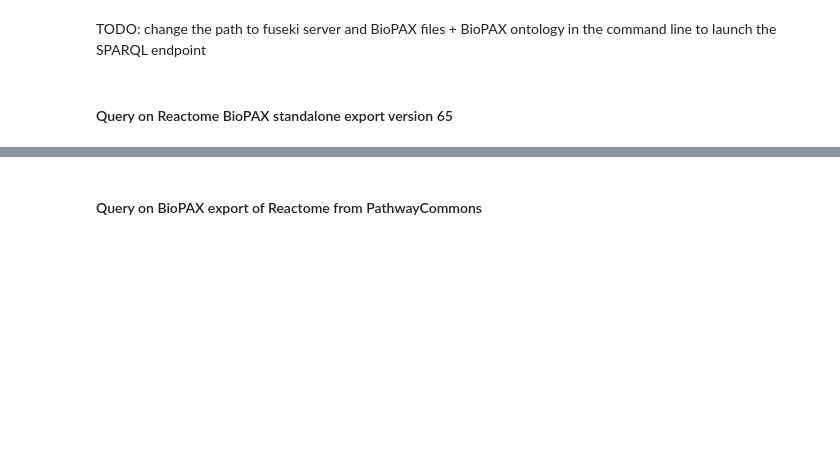
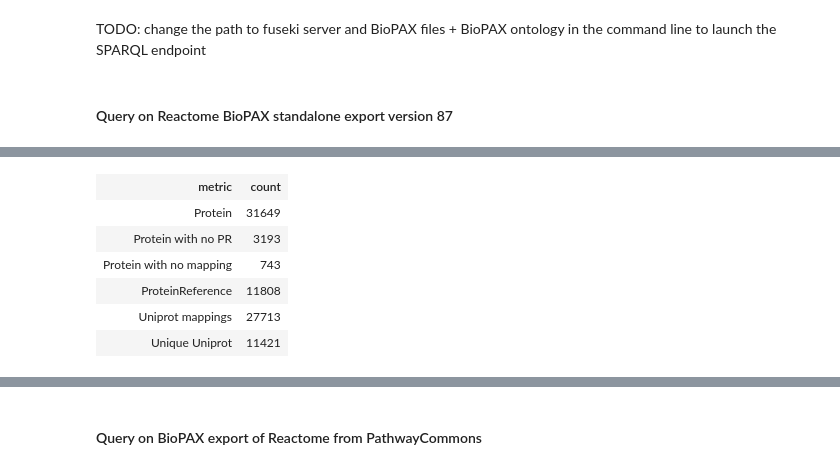
Before and after one commit to CecileBeust/BioPAXReview2024Codes, a Jupyter notebook: Figure4-5/Scripts/01_count_mappings_uniprot.ipynb, the cells around one changed output, grey strips where cells are left out. Cells and saved outputs as stored; diff of their text form; code cells hidden in the pictures; blank space fills up the shorter version.

Commit message:
update reactome version

```diff
--- a/Figure4-5/Scripts/01_count_mappings_uniprot.ipynb
+++ b/Figure4-5/Scripts/01_count_mappings_uniprot.ipynb
@@ -4,7 +4,7 @@ import IPython
 import subprocess
 import time
 # %%
-endpointURL_reactome_v65 = "http://localhost:3030/reactome_v65/query"
+endpointURL_reactome_v87 = "http://localhost:3030/reactome_v87/query"
 endpointURL_reactome_pc = "http://localhost:3030/reactome_pc/query"
 endpointURL_panther_pc = "http://localhost:3030/panther_pc/query"
 endpointURL_pathbank_pc = "http://localhost:3030/pathbank_pc/query"
@@ -233,19 +233,19 @@ ORDER BY ?metric
 # %% [markdown]
 TODO: change the path to fuseki server and BioPAX files + BioPAX ontology in the command line to launch the SPARQL endpoint
 # %% [markdown]
-#### Query on Reactome BioPAX standalone export version 65
+#### Query on Reactome BioPAX standalone export version 87
 # %%
 # TODO: change path
 command = [
     '/home/cbeust/Softwares/JenaFuseki/apache-jena-fuseki-4.9.0/fuseki-server',
-    '--file', '/home/cbeust/Projects/2024/BioPAX_Review/Compare_BioPAX_Files/ReactomeBioPAX/_00_Reactome_Data_v65/Homo_sapiens.owl',
+    '--file', '/home/cbeust/Projects/2024/BioPAX_Review/Compare_BioPAX_Files/ReactomeBioPAX/_00_Reactome_Data_v87/Homo_sapiens.owl',
     '--file', '/home/cbeust/Projects/2024/BioPAX_Review/BioPAX_Ontology/biopax-level3.owl',
-    '/reactome_v65']
+    '/reactome_v87']
 process = subprocess.Popen(command)
 time.sleep(60)
 
 # execute SPARQL query
-sparql = SPARQLWrapper(endpointURL_reactome_v65)
+sparql = SPARQLWrapper(endpointURL_reactome_v87)
 sparql.setQuery(prefixes+query1)
 
 # display results
@@ -256,9 +256,10 @@ displaySparqlResults(results)
 # export to CSV
 sparql.setReturnFormat(CSV)
 results = sparql.query().convert()
-with open(f"../Results/reactome_v65_mappings_uniprot.csv", "wb") as f:
+with open(f"../Results/reactome_v87_mappings_uniprot.csv", "wb") as f:
     f.write(results)
 
 # end process
 process.kill()
 time.sleep(60)
+# %% [output]
@@ -264,0 +284,7 @@ time.sleep(60)
+| metric | count |
+| Protein | 31649 |
+| Protein with no PR | 3193 |
+| Protein with no mapping | 743 |
+| ProteinReference | 11808 |
+| Uniprot mappings | 27713 |
+| Unique Uniprot | 11421 |
```
Also changed, not shown: parts of 10 cells of this notebook, 23 other files.
